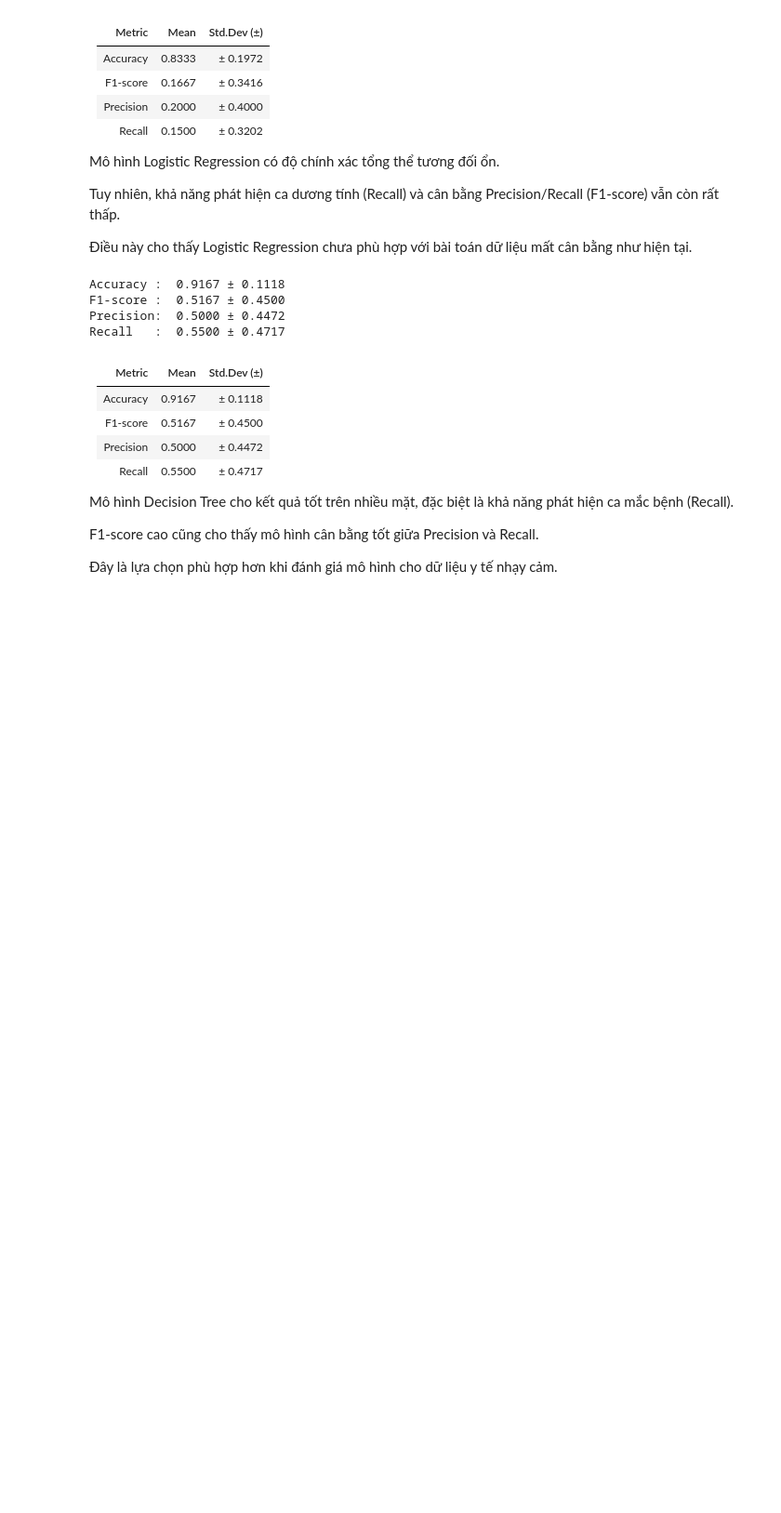
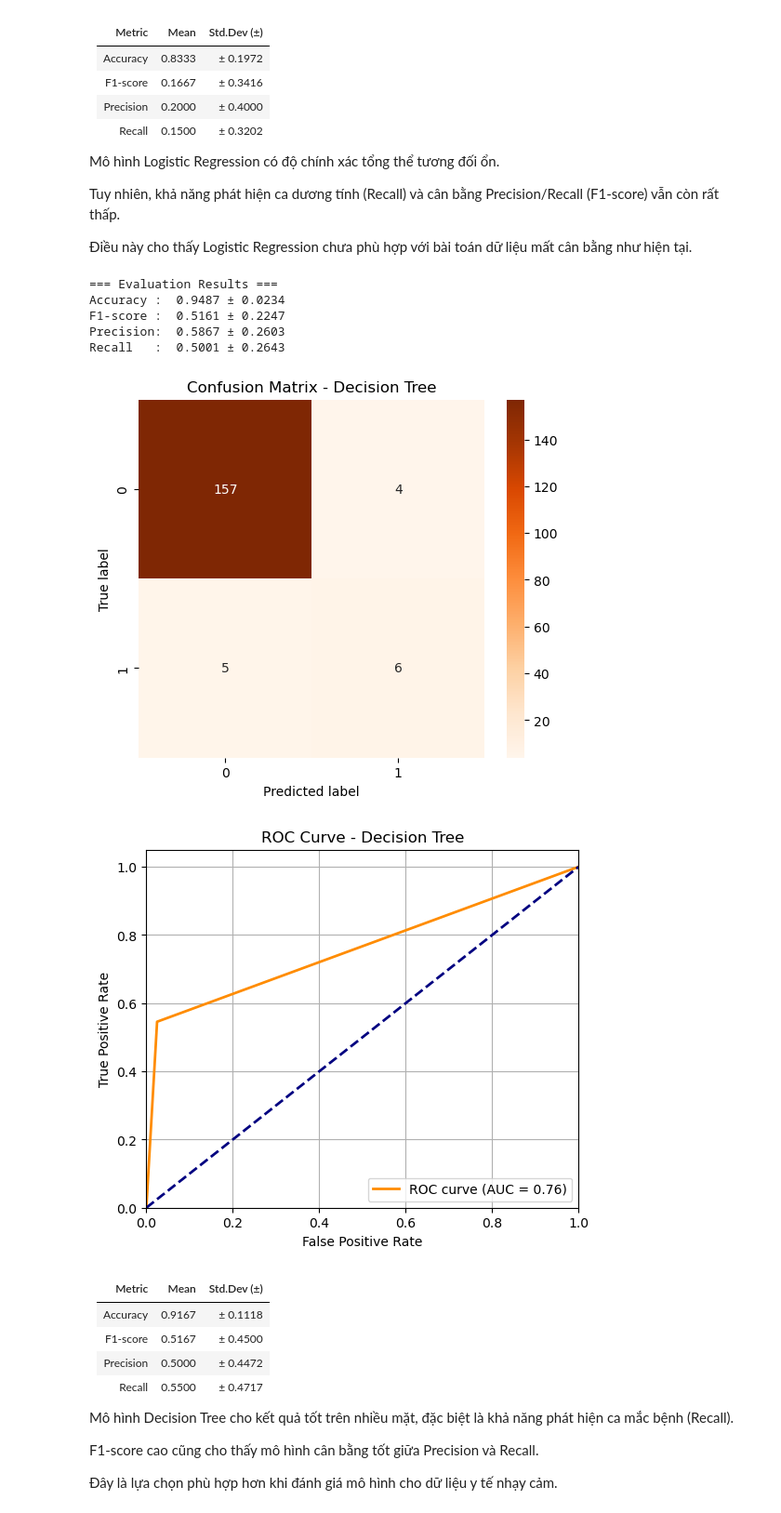
Before and after one commit to Nho094/risk_factors_cervical_cancer, a Jupyter notebook: code.ipynb, the cells around one changed output. Shown at 93% size. Drawn from its saved outputs; the diff is of its cells as text; code cells hidden in the pictures; blank space fills up the shorter version.

```diff
--- a/code.ipynb
+++ b/code.ipynb
@@ -160,12 +204,53 @@ Tuy nhiên, khả năng phát hiện ca dương tính (Recall) và cân bằng P
 # %%
 # Descision tree model
 tree_model = DecisionTreeClassifier(random_state=42)
 evaluate_model(tree_model, X, y)
+
+# 2. Chia tập dữ liệu để trực quan
+X_train_cm, X_test_cm, y_train_cm, y_test_cm = train_test_split(X, y, test_size=0.2,stratify= y,  random_state=42)
+
+# 3. Huấn luyện lại mô hình và dự đoán
+tree_model.fit(X_train_cm, y_train_cm)
+y_pred_cm = tree_model.predict(X_test_cm)
+
+# 4. Vẽ Confusion Matrix
+cm = confusion_matrix(y_test_cm, y_pred_cm)
+plt.figure(figsize=(6, 5))
+sns.heatmap(cm, annot=True, fmt='d', cmap='Oranges')
+plt.xlabel("Predicted label")
+plt.ylabel("True label")
+plt.title("Confusion Matrix - Decision Tree")
+plt.show()
+
+
+
+# 5. Lấy xác suất dự đoán từ mô hình (cột thứ 2 tương ứng class = 1)
+y_proba = tree_model.predict_proba(X_test_cm)[:, 1]
+
+# 6. Tính ROC và AUC
+fpr, tpr, thresholds = roc_curve(y_test_cm, y_proba)
+roc_auc = auc(fpr, tpr)
+
+# 7. Vẽ đường ROC
+plt.figure(figsize=(6, 5))
+plt.plot(fpr, tpr, color='darkorange', lw=2, label=f'ROC curve (AUC = {roc_auc:.2f})')
+plt.plot([0, 1], [0, 1], color='navy', lw=2, linestyle='--')
+plt.xlim([0.0, 1.0])
+plt.ylim([0.0, 1.05])
+plt.xlabel('False Positive Rate')
+plt.ylabel('True Positive Rate')
+plt.title('ROC Curve - Decision Tree')
+plt.legend(loc='lower right')
+plt.grid(True)
+plt.show()
 # %% [output]
-Accuracy :  0.9167 ± 0.1118
-F1-score :  0.5167 ± 0.4500
-Precision:  0.5000 ± 0.4472
-Recall   :  0.5500 ± 0.4717
+=== Evaluation Results ===
+Accuracy :  0.9487 ± 0.0234
+F1-score :  0.5161 ± 0.2247
+Precision:  0.5867 ± 0.2603
+Recall   :  0.5001 ± 0.2643
+[figure, added]
+[figure, added]
 # %% [markdown]
 | Metric    | Mean   | Std.Dev (±) |
 | --------- | ------ | ----------- |
```
Also changed, not shown: parts of 6 cells of this notebook.
